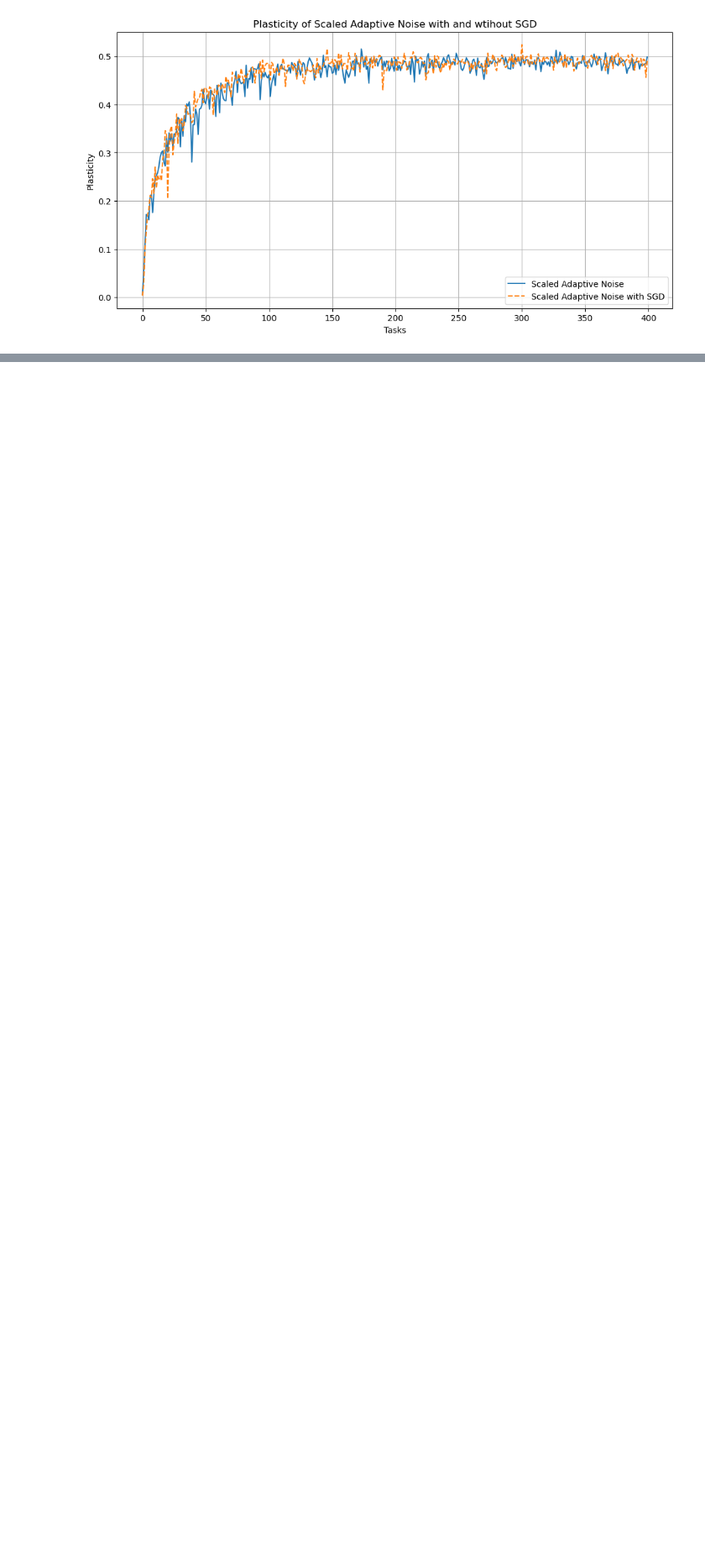
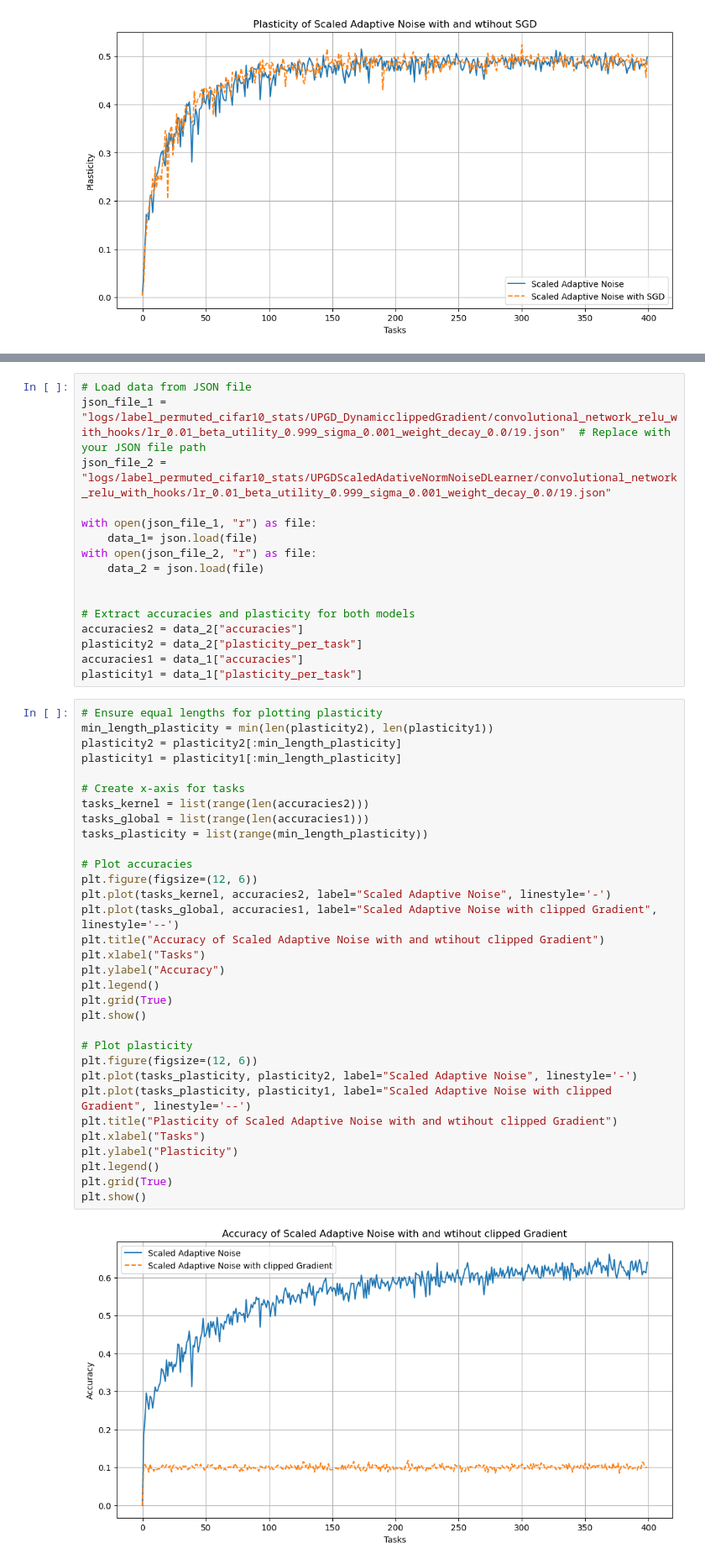
Before and after one commit to yumikim381/upgd-dl-project, a Jupyter notebook: visualizations.ipynb, the cells around one changed output, grey strips where cells are left out. Shown at 84% size. Drawn from its saved outputs; the diff is of its cells as text; blank space fills up the shorter version.

Commit message:
visualizations

```diff
--- a/visualizations.ipynb
+++ b/visualizations.ipynb
@@ -54,0 +57,50 @@ plt.show()
+# %%
+# Load data from JSON file
+json_file_1 = "logs/label_permuted_cifar10_stats/UPGD_DynamicclippedGradient/convolutional_network_relu_with_hooks/lr_0.01_beta_utility_0.999_sigma_0.001_weight_decay_0.0/19.json"  # Replace with your JSON file path
+json_file_2 = "logs/label_permuted_cifar10_stats/UPGDScaledAdativeNormNoiseDLearner/convolutional_network_relu_with_hooks/lr_0.01_beta_utility_0.999_sigma_0.001_weight_decay_0.0/19.json"
+
+with open(json_file_1, "r") as file:
+    data_1= json.load(file)
+with open(json_file_2, "r") as file:
+    data_2 = json.load(file)
+
+
+# Extract accuracies and plasticity for both models
+accuracies2 = data_2["accuracies"]
+plasticity2 = data_2["plasticity_per_task"]
+accuracies1 = data_1["accuracies"]
+plasticity1 = data_1["plasticity_per_task"]
+# %%
+# Ensure equal lengths for plotting plasticity
+min_length_plasticity = min(len(plasticity2), len(plasticity1))
+plasticity2 = plasticity2[:min_length_plasticity]
+plasticity1 = plasticity1[:min_length_plasticity]
+
+# Create x-axis for tasks
+tasks_kernel = list(range(len(accuracies2)))
+tasks_global = list(range(len(accuracies1)))
+tasks_plasticity = list(range(min_length_plasticity))
+
+# Plot accuracies
+plt.figure(figsize=(12, 6))
+plt.plot(tasks_kernel, accuracies2, label="Scaled Adaptive Noise", linestyle='-')
+plt.plot(tasks_global, accuracies1, label="Scaled Adaptive Noise with clipped Gradient", linestyle='--')
+plt.title("Accuracy of Scaled Adaptive Noise with and wtihout clipped Gradient")
+plt.xlabel("Tasks")
+plt.ylabel("Accuracy")
+plt.legend()
+plt.grid(True)
+plt.show()
+
+# Plot plasticity
+plt.figure(figsize=(12, 6))
+plt.plot(tasks_plasticity, plasticity2, label="Scaled Adaptive Noise", linestyle='-')
+plt.plot(tasks_plasticity, plasticity1, label="Scaled Adaptive Noise with clipped Gradient", linestyle='--')
+plt.title("Plasticity of Scaled Adaptive Noise with and wtihout clipped Gradient")
+plt.xlabel("Tasks")
+plt.ylabel("Plasticity")
+plt.legend()
+plt.grid(True)
+plt.show()
+# %% [output]
+[figure, added]
```
Also changed, not shown: parts of 2 cells of this notebook, 3 other files.
